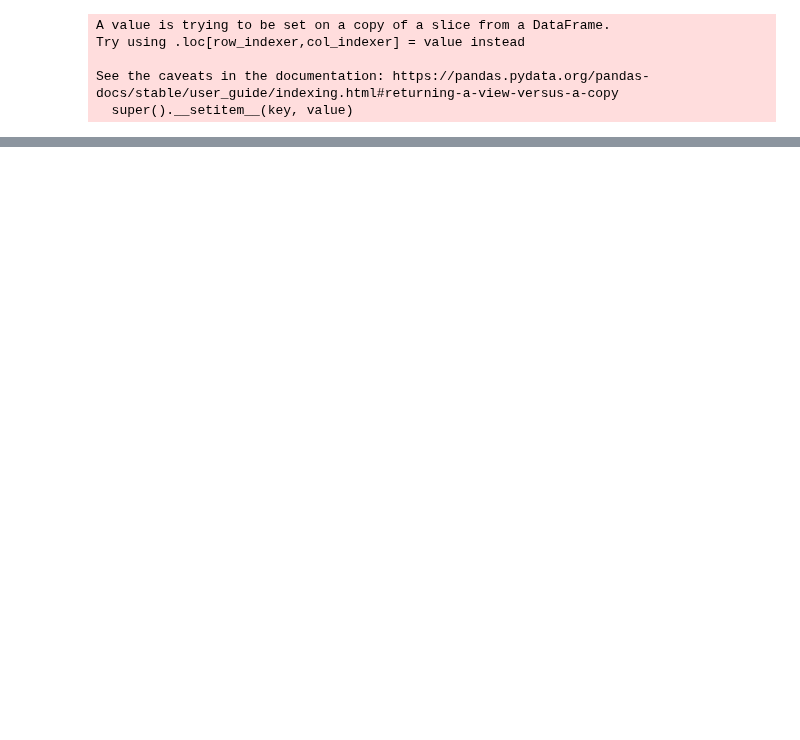
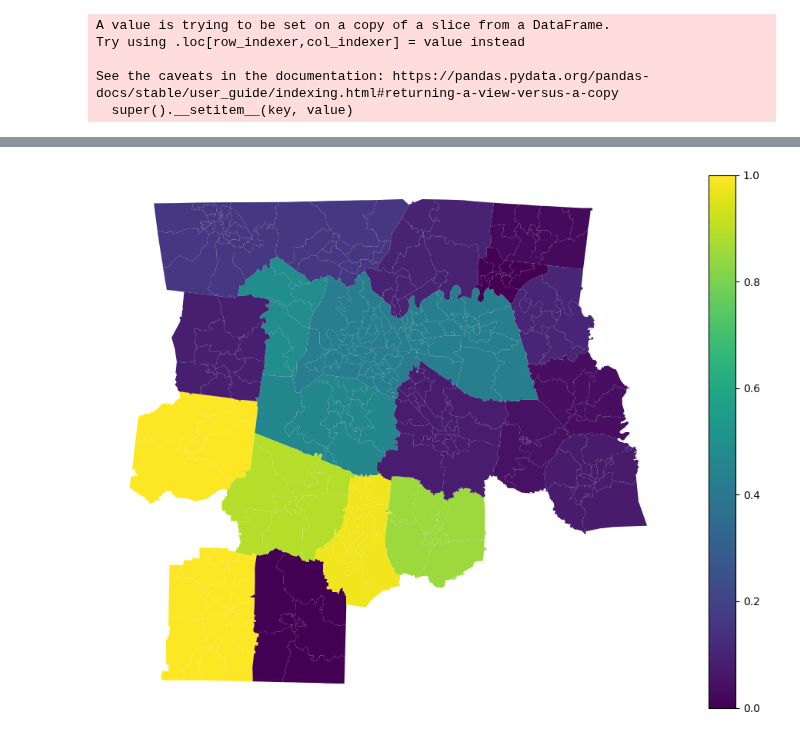
Before and after one commit to tomoumer/hop_team-the-hindenburgs, a Jupyter notebook: notebooks/mapping_communities.ipynb, the cells around one changed output, grey strips where cells are left out. Saved outputs shown, nothing was run; the diff lists cells and outputs as text; code cells hidden in the pictures; blank space fills up the shorter version.

```diff
--- a/notebooks/mapping_communities.ipynb
+++ b/notebooks/mapping_communities.ipynb
@@ -233,0 +288,18 @@ ax.axis('off');
+# %%
+interesting_counties = counties.loc[counties['COUNTYFP'].isin(relevant_counties)]
+# %%
+interesting_counties = pd.merge(left = interesting_counties, right = npis_by_county,
+                    left_on = 'COUNTYFP', right_on = 'COUNTYFP')
+# %%
+interesting_counties = pd.merge(left = interesting_counties, right = vandynpis_by_county,
+                    left_on = 'COUNTYFP', right_on = 'COUNTYFP', how='left')
+
+interesting_counties['count_vandynpi'] = interesting_counties['count_vandynpi'].fillna(0)
+# %%
+interesting_counties['vandy_share'] = interesting_counties['count_vandynpi'] / interesting_counties['count_npi']
+# %%
+fig, ax = plt.subplots(figsize=(12,9))
+interesting_counties.plot(column = 'vandy_share', legend= True, ax = ax)
+ax.axis('off');
+# %% [output]
+[figure, added]
```
Also changed, not shown: parts of 11 cells of this notebook, 1 other file.
